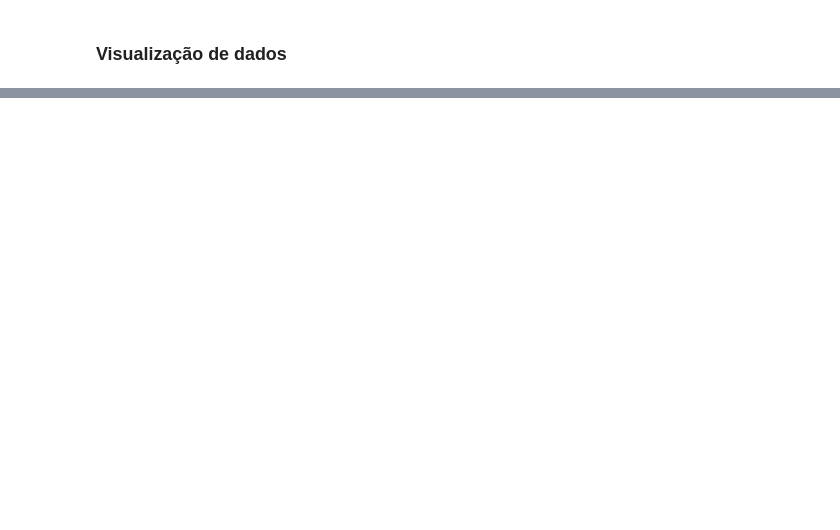
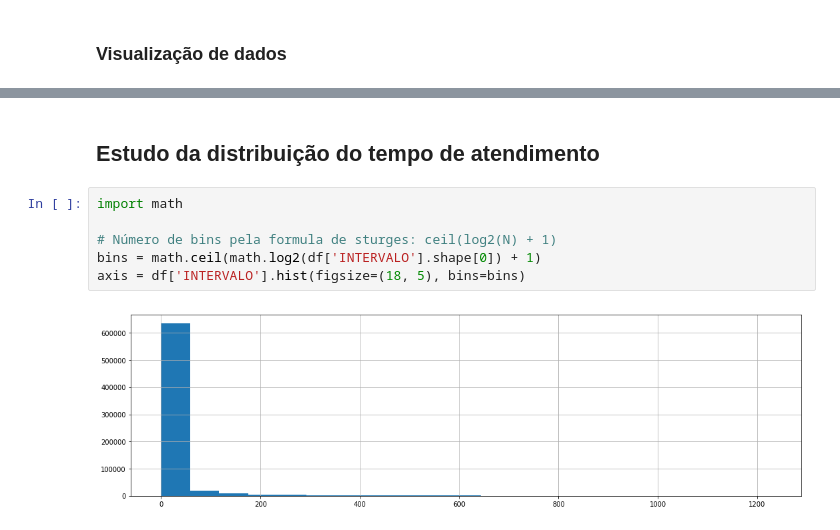
Before and after one commit to if1015-datascience-ufpe/2018-2-projeto-randomic, a Jupyter notebook: notebooks/hypotheses/hypothese 3 - tempo médio de atendimento.ipynb, the cells around one changed output, grey strips where cells are left out. Saved outputs shown, nothing was run; the diff lists cells and outputs as text; blank space fills up the shorter version.

```diff
--- a/notebooks/hypotheses/hypothese 3 - tempo médio de atendimento.ipynb
+++ b/notebooks/hypotheses/hypothese 3 - tempo médio de atendimento.ipynb
@@ -48,0 +116,10 @@ Name: INTERVALO, Length: 121, dtype: float64
+# %% [markdown]
+## Estudo da distribuição do tempo de atendimento
+# %%
+import math
+
+# Número de bins pela formula de sturges: ceil(log2(N) + 1)
+bins = math.ceil(math.log2(df['INTERVALO'].shape[0]) + 1)
+axis = df['INTERVALO'].hist(figsize=(18, 5), bins=bins)
+# %% [output]
+[figure, added]
```
Also changed, not shown: parts of 10 cells of this notebook, 1 other file.
